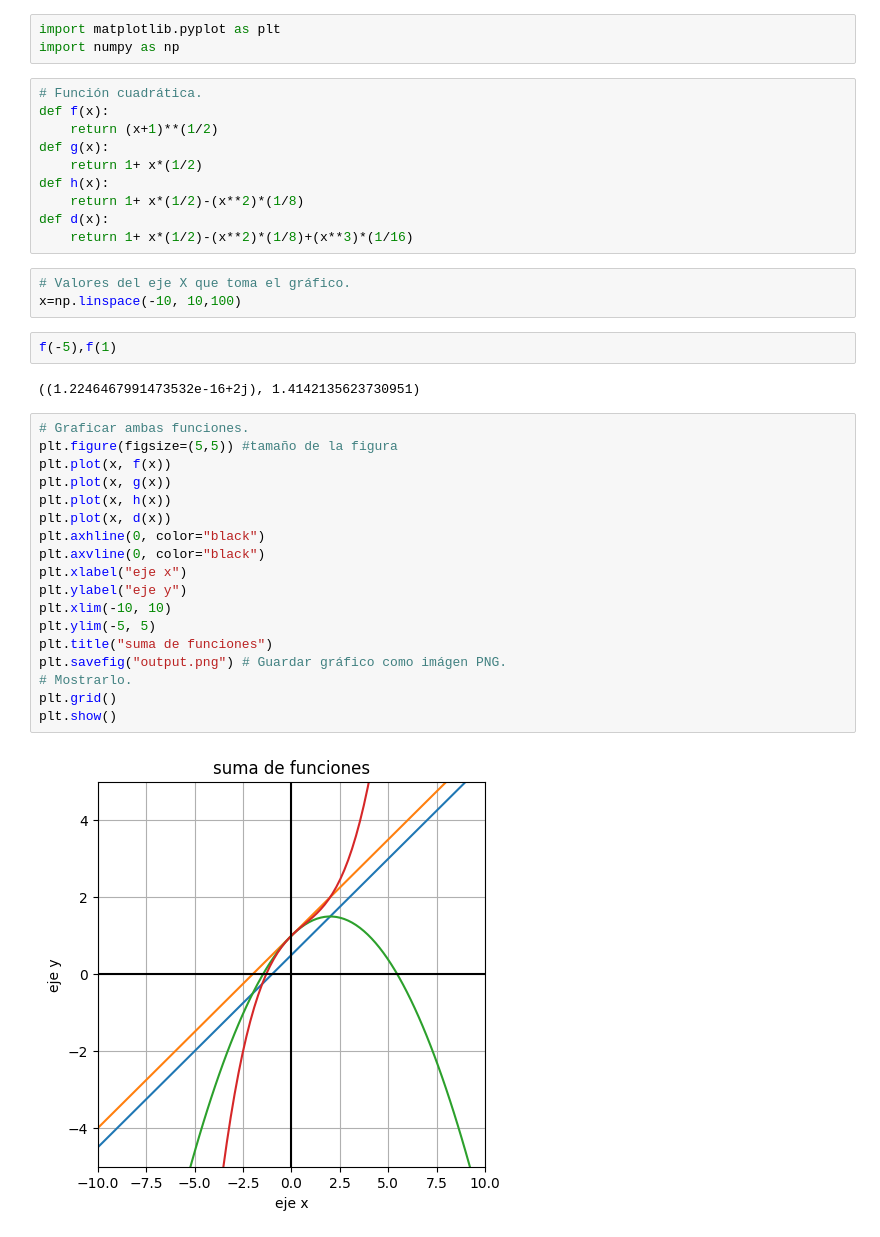
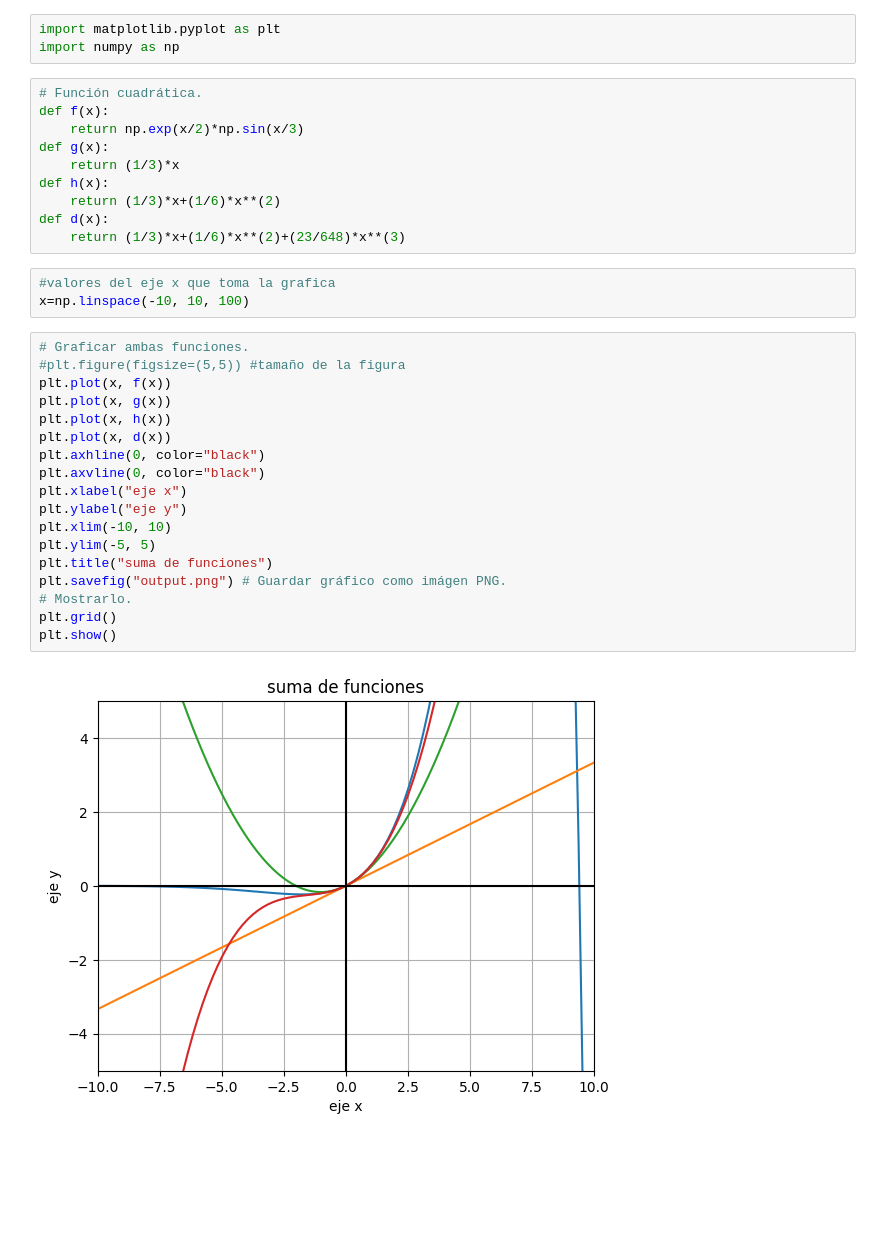
Before and after one commit to Israel-San-Agustin/METODOS-NUMERICOS-, a Jupyter notebook: graficas.ipynb, the cells around one changed output. Drawn from its saved outputs; the diff is of its cells as text; blank space fills up the shorter version.

```diff
--- a/graficas.ipynb
+++ b/graficas.ipynb
@@ -8,37 +8,33 @@ import numpy as np
 # %%
 # Función cuadrática.
 def f(x):
-    return (x+1)**(1/2)
+    return np.exp(x/2)*np.sin(x/3)
 def g(x):
-    return 1+ x*(1/2)
+    return (1/3)*x
 def h(x):
-    return 1+ x*(1/2)-(x**2)*(1/8)
+    return (1/3)*x+(1/6)*x**(2)
 def d(x):
-    return 1+ x*(1/2)-(x**2)*(1/8)+(x**3)*(1/16)
+    return (1/3)*x+(1/6)*x**(2)+(23/648)*x**(3)
 # %%
-# Valores del eje X que toma el gráfico.
-x=np.linspace(-10, 10,100)
+#valores del eje x que toma la grafica
+x=np.linspace(-10, 10, 100)
-# %%
-f(-5),f(1)
-# %% [output]
-((1.2246467991473532e-16+2j), 1.4142135623730951)
 # %%
 # Graficar ambas funciones.
-plt.figure(figsize=(5,5)) #tamaño de la figura
+#plt.figure(figsize=(5,5)) #tamaño de la figura
 plt.plot(x, f(x))
 plt.plot(x, g(x))
 plt.plot(x, h(x))
 plt.plot(x, d(x))
 plt.axhline(0, color="black")
 plt.axvline(0, color="black")
 plt.xlabel("eje x")
 plt.ylabel("eje y")
 plt.xlim(-10, 10)
 plt.ylim(-5, 5)
 plt.title("suma de funciones")
 plt.savefig("output.png") # Guardar gráfico como imágen PNG.
 # Mostrarlo.
 plt.grid()
 plt.show()
 # %% [output]
-[figure, old version]
+[figure, new version]
```
Also changed, not shown: parts of 3 cells of this notebook.
